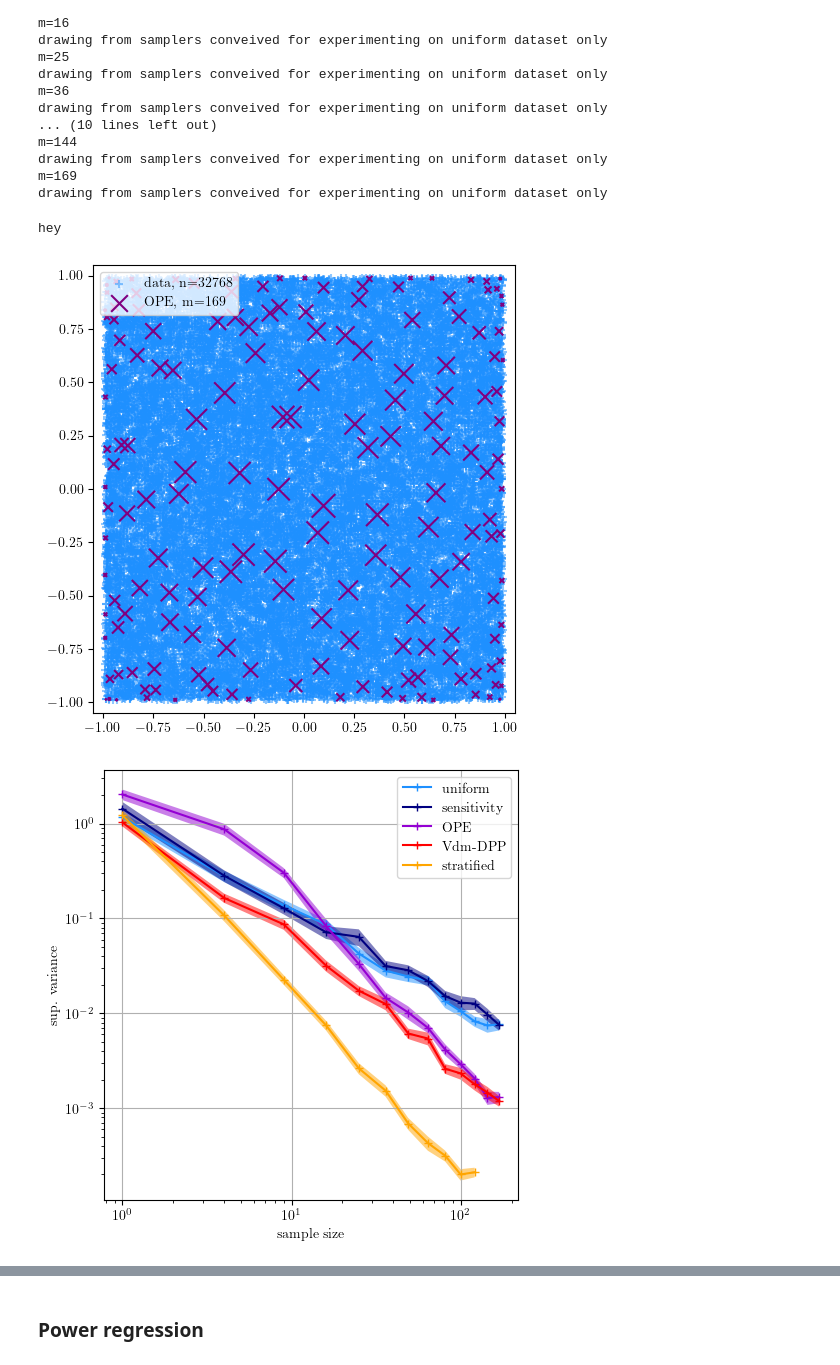
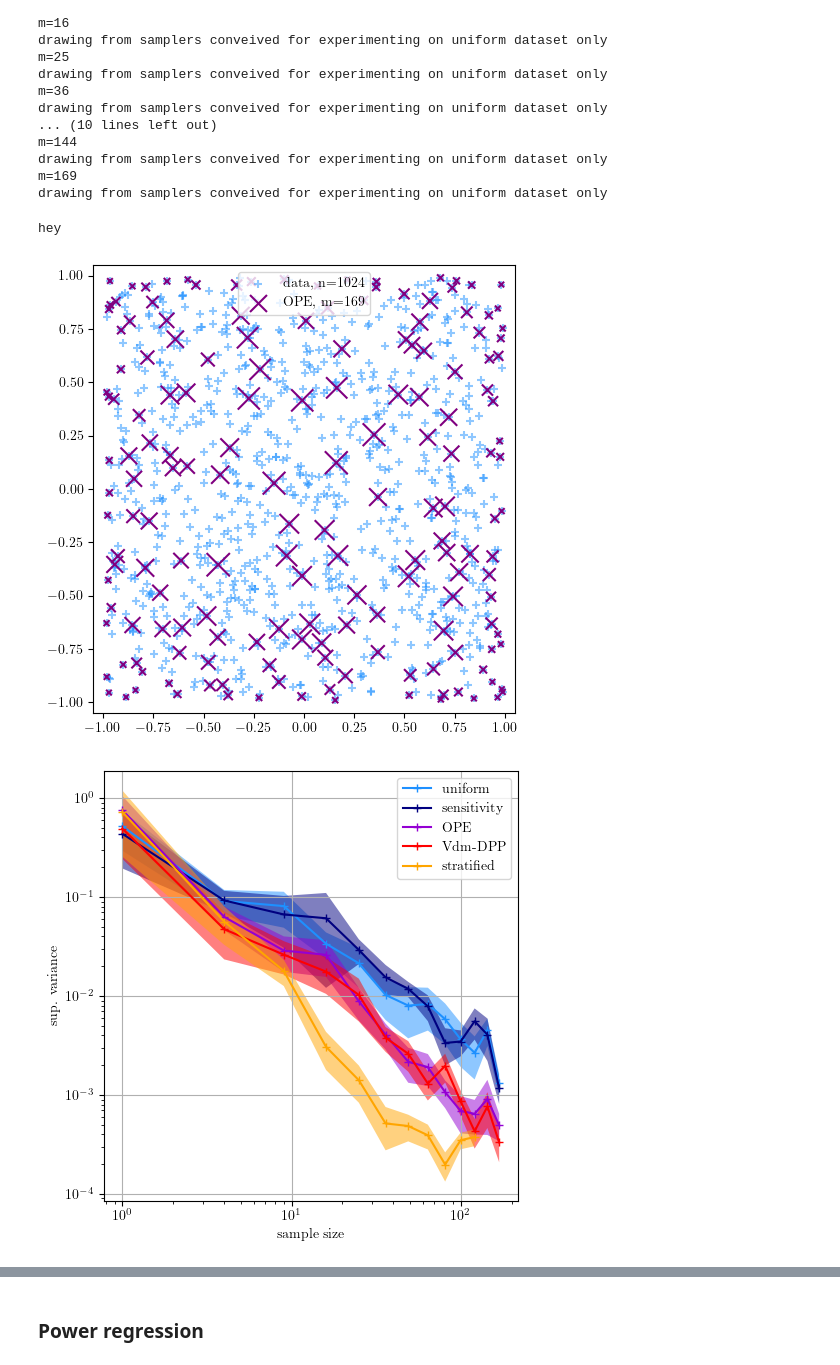
Before and after one commit to hsimonfroy/DPPcoresets, a Jupyter notebook: logistic copy.ipynb, the cells around one changed output, grey strips where cells are left out. Saved outputs shown, nothing was run; the diff lists cells and outputs as text; code cells hidden in the pictures.

```diff
--- a/logistic copy.ipynb
+++ b/logistic copy.ipynb
@@ -16,0 +20,20 @@ set_plotting_options(usetex=True)
+# %%
+# Function for estimating the Jacobi parameters
+def generate_Jacobi_parameters(X):
+## Method 1, to satisfy the first and second moment of the empirical distribution of X
+    mu1 = X.mean(axis=0)
+    Xs = X * X
+    mu2 = Xs.mean(axis=0)
+    tmp = (mu1 + 1) / 2 + (mu2 - 1) / 4 - (mu1 + 1) * (mu1 + 1) / 4
+    t = (1 - mu1) / 2 * ((1 + mu1) * (1 - mu1) / 4 / tmp - 1)
+    a = t - 1
+    b = (1 + mu1) / (1 - mu1) * t - 1
+    jac_params = np.column_stack((a,b))
+    jac_params = np.minimum(np.maximum(jac_params,-0.5),0.5)
+    print('Estimated beta distribution parameter is\n', jac_params)
+    ## Method 2, randomy generate
+    #jac_params = 0.5 - np.random.rand(m, 2)
+    return jac_params
+
+X = 2 * np.random.rand(10000, 2) -1
+generate_Jacobi_parameters(X)
@@ -389,7 +418,7 @@ samples_weights_list.append( draw_gaussian_kDPP(X, m, n_samples, bandwidth=.1) )
 samples_weights_list.append( draw_stratified(X, m, n_samples) )
 
 # plot
-titles = ["uniform","sensitivity","OPE","Vdm-DPP","G-kDPP, h=0.1","stratified"]
+titles = ["uniform","sensitivity","OPE","Vdm-DPP","G-mDPP, h=0.1","stratified"]
 plt.figure(figsize=(10,6))
 for k, (samples, weights) in enumerate(samples_weights_list):
     X_samples = X[samples]
@@ -406,7 +435,7 @@ for k, (samples, weights) in enumerate(samples_weights_list):
     plt.title(titles[k])
     # plt.gca().set_xticklabels([]), plt.gca().set_yticklabels([])
 plt.tight_layout(),
-# plt.savefig("samplers_example2.pdf")
+plt.savefig("samplers_example.pdf")
 plt.show();
 # %% [output]
 obtained n=300
@@ -425,8 +454,8 @@ from utils import loss, relative_error
 from sklearn.neighbors import KernelDensity
 
 # data parameters
-d, desired_n, k = 2, 2**15, 3    # 2, 1024, 3
-# d, desired_n, k = 2, 2048, 3    # 2, 1024, 3
+# d, desired_n, k = 2, 2**15, 3    # 2, 1024, 3
+d, desired_n, k = 2, 2**10, 3    # 2, 1024, 3
 # draw data
 Xs = draw_data(desired_n, d, k)
 X_names = ["X_uniform", "X_disk", "X_outlier", "X_kcent_knonout", "X_kcent_2nonout", "X_kcent_1nonout"]
@@ -444,7 +473,8 @@ print(f"obtained {n=}")
 # repetitions parameters
 # n_queries, n_rep = 50, 50 # 50, 500 / 100, 200
 # n_queries, n_rep = 200, 200 # 50, 500 / 100, 200
-n_queries, n_rep = 100, 100 # 50, 500 / 100, 200
+# n_queries, n_rep = 100, 100 # 50, 500 / 100, 200
+n_queries, n_rep = 10, 10 # 50, 500 / 100, 200
 ms = np.arange(1,14, dtype=int)**2 # (1,14)
 # ms = np.arange(13,14, dtype=int)**2 # (1,14)
 print(f"m list={ms}")
@@ -463,5 +493,7 @@ kde = KernelDensity(kernel="epanechnikov", bandwidth="scott").fit(X)
 kde_distr = np.exp(kde.score_samples(X))
 # just draw from OPE to test and show in scatter plot
 SE_means, SE_stds, relerrs = [], [], []
-OPE_samples, OPE_weights =  draw_OPE(X, ms[-1], 1, gamma_X=kde_distr)
+ab_coeff = generate_Jacobi_parameters(X)
+print(ab_coeff)
+OPE_samples, OPE_weights =  draw_OPE(X, ms[-1], 1, ab_coeff=ab_coeff, gamma_X=kde_distr)
 # %% [output]
@@ -483,7 +520,7 @@ for m in ms:
     # draw from samplers, experimenting for any datasets
     samples_weights_list.append( draw_uniform(X, m, n_rep) )
     samples_weights_list.append( draw_sensitivity(X, m, n_rep, k, delta=.1) )
-    samples_weights_list.append( draw_OPE(X, m, n_rep, gamma_X=kde_distr, prop_uniform=0) )
+    samples_weights_list.append( draw_OPE(X, m, n_rep, ab_coeff=ab_coeff, gamma_X=kde_distr, prop_uniform=0) )
     samples_weights_list.append( draw_discrete_OPE(X, m, n_rep) )
     # samples_weights_list.append( draw_gaussian_kDPP(X, m, n_rep, bandwidth=.1) )
 
@@ -542,7 +579,7 @@ drawing from samplers conveived for experimenting on uniform dataset only
 # %%
 # save_path = "/feynman/home/dphp/hs276503/workspace/DPPcoresets_proj/X_unif_n32768_m169_3means_quer100_rep100.p"
 relerrs_sup, SE_means_sup, SE_stds_sup, = pickle_load(save_path)
-prefix = "unif_2p15_2"
+prefix = "unif_2p10_3"
 
 def my_plot():
     n_stds = 1*n_rep**(-.5) # number of standard deviations to plot
@@ -588,32 +625,32 @@ def my_plot():
     # plt.plot(ms, SE_means_sup[:,selector], label=legends, marker="+")
     for k in selector:
         if k ==4:
             plt.plot(ms[:-2], SE_means_sup[:-2,k], label=legends[k], marker="+")
             print("hey")
             plt.fill_between(ms[:-2], SE_means_sup[:-2,k]+n_stds*SE_stds_sup[:-2,k], SE_means_sup[:-2,k]-n_stds*SE_stds_sup[:-2,k], alpha=.5)
         else:
             plt.fill_between(ms, SE_means_sup[:,k]+n_stds*SE_stds_sup[:,k], SE_means_sup[:,k]-n_stds*SE_stds_sup[:,k], alpha=.5)
     plt.xscale('log'), plt.yscale('log'), plt.xlabel("sample size"), plt.ylabel("sup. variance"),
     plt.legend(), plt.grid(), plt.tight_layout()
     plt.savefig(prefix+"_var.pdf")
 
     # plt.subplot(133)
     plt.figure(figsize=(5,5))
     delta_quant = .1 # .1, .01
     relerr_quant = np.quantile(relerrs_sup, 1-delta_quant, axis=-1)
     plt.gca().set_prop_cycle(color=colors)
     # plt.plot(ms, relerr_quant[:,selector], label=legends, marker="+")
     plt.plot(ms, relerr_quant[:,selector[:-1]], label=legends[:-1], marker="+")
     plt.plot(ms[:-2], relerr_quant[:-2,4], label=legends[4], marker="+")
     plt.xscale('log'), plt.yscale('log'), plt.xlabel("sample size"), plt.ylabel(f"{1-delta_quant:.2f}-quantile sup. rel. error")
     plt.legend(), plt.grid(), plt.tight_layout()
     plt.savefig(prefix+"_relerr.pdf")
 
 # plt.figure(figsize=(16,5))
 my_plot()
 plt.tight_layout()
 plt.show()
 # %% [output]
 hey
-[figure, old version]
+[figure, new version]
-[figure, old version]
+[figure, new version]
```
Also changed, not shown: parts of 6 cells of this notebook, 4 other files.
